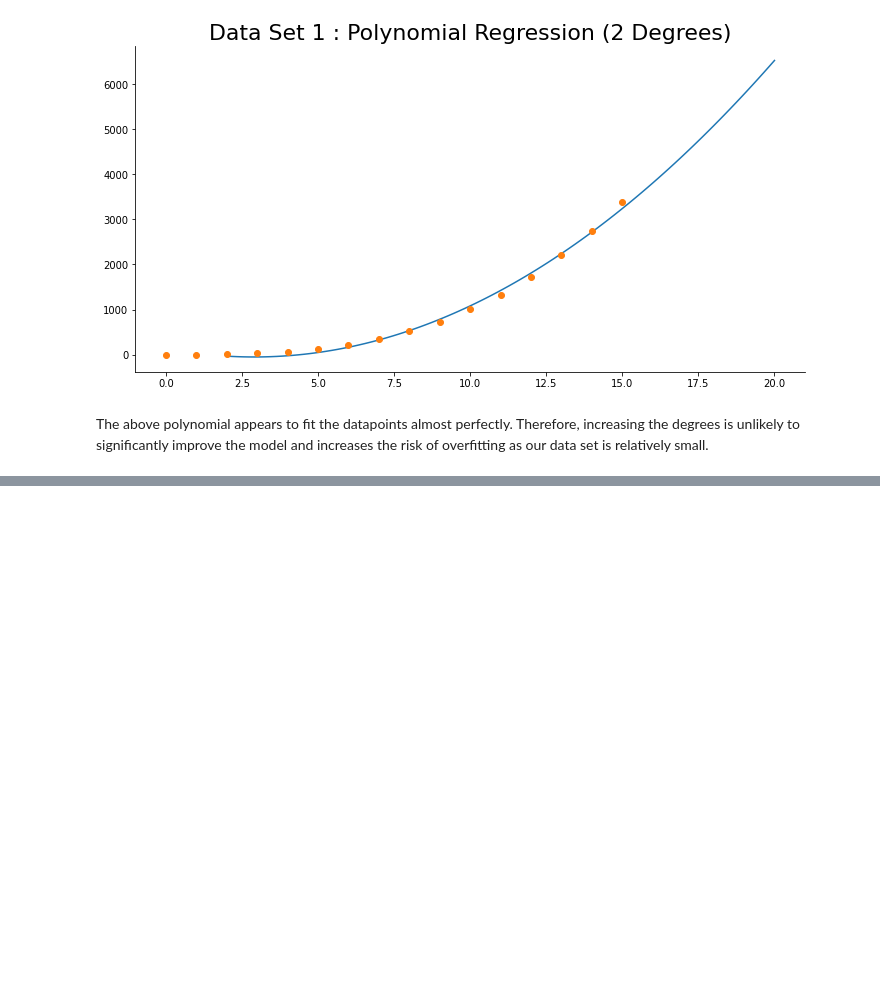
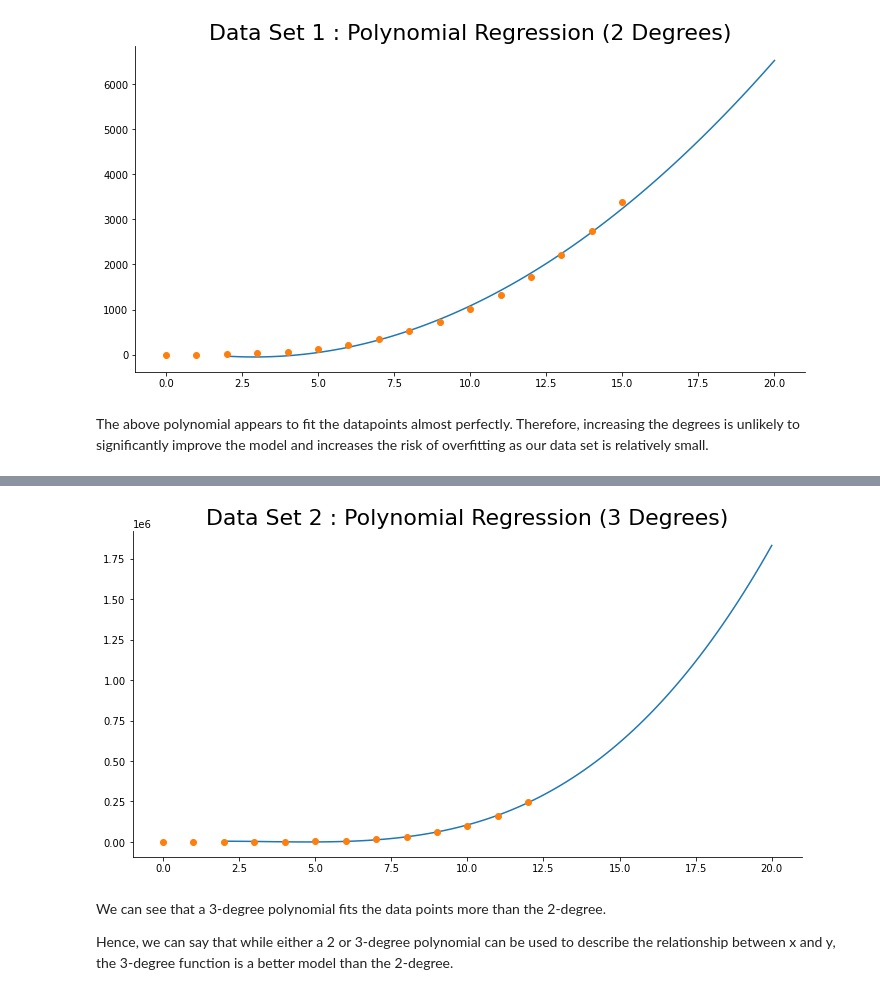
Before and after one commit to katemcg93/ML_Stats, a Jupyter notebook: Parameters.ipynb, the cells around one changed output, grey strips where cells are left out. Drawn from its saved outputs; the diff is of its cells as text; code cells hidden in the pictures; blank space fills up the shorter version.

```diff
--- a/Parameters.ipynb
+++ b/Parameters.ipynb
@@ -168,0 +169,24 @@ ax.plot(xnew,ynew(xnew),x2,y2,'o');
+# %%
+#Get coefficient for linear function
+polynomial_coeff = np.polyfit(x2,y2,3)
+
+#Return 100 evenly spaced numbers between 2 and 20 for x axis
+xnew= np.linspace(2,20,100)
+
+#Convert correlation coefficient to polynomial function - this can be applied to x values to get the plot for y.
+ynew = np.poly1d(polynomial_coeff)
+
+
+fig, ax = plt.subplots(figsize = (12,6))
+ax.set_title("Data Set 2 : Polynomial Regression (3 Degrees)", fontsize = 22);
+ax.spines[['right', 'top']].set_visible(False)
+
+#Multiply x values by polynomial coefficient to get new y values
+#Plot new x and y values as line against original data points
+ax.plot(xnew,ynew(xnew),x2,y2,'o');
+# %% [output]
+[figure, added]
+# %% [markdown]
+We can see that a 3-degree polynomial fits the data points more than the 2-degree.
+
+Hence, we can say that while either a 2 or 3-degree polynomial can be used to describe the relationship between x and y, the 3-degree function is a better model than the 2-degree.
```
Also changed, not shown: parts of 5 cells of this notebook.
